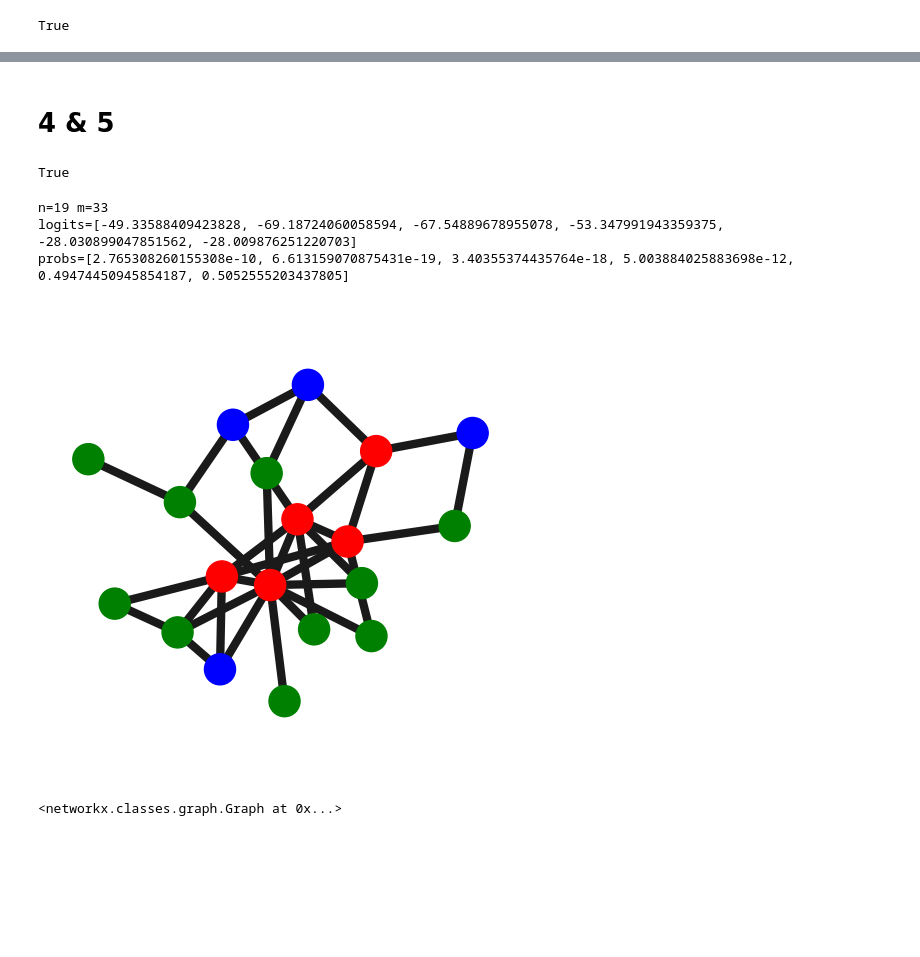
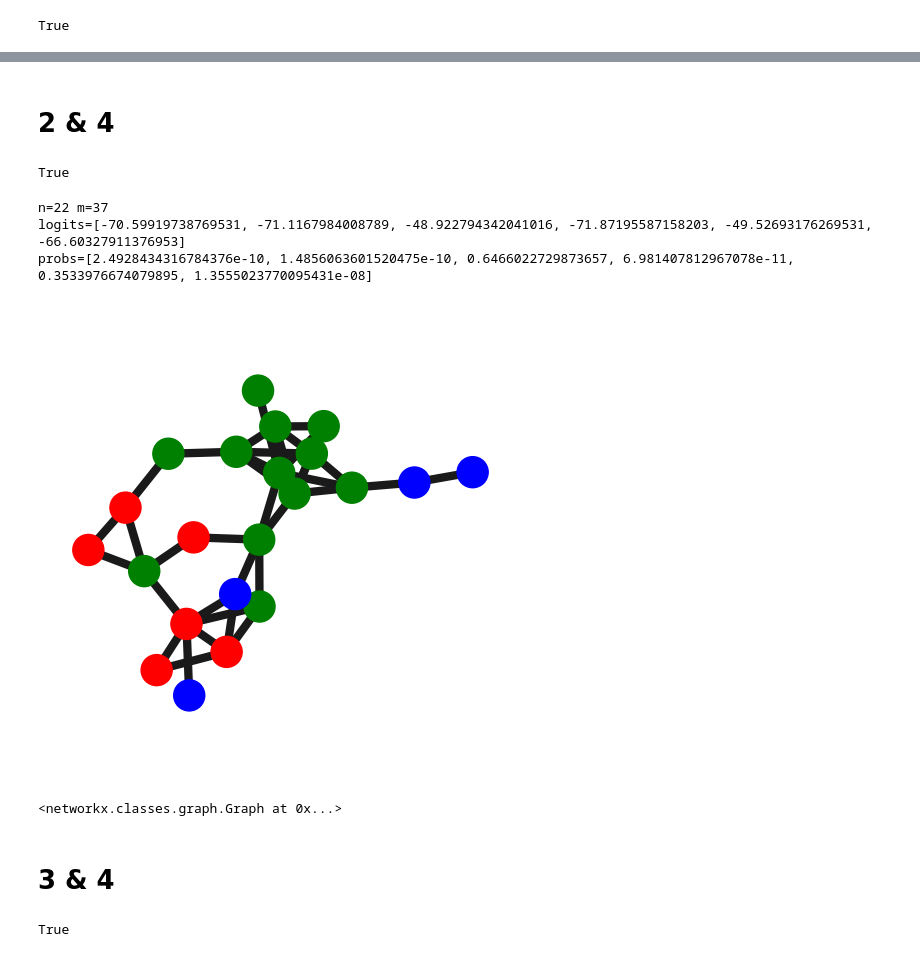
Before and after one commit to yolandalalala/GNNBoundary, a Jupyter notebook: gnnboundary_enzymes.ipynb, the cells around one changed output, grey strips where cells are left out. Drawn from its saved outputs; the diff is of its cells as text; code cells hidden in the pictures; blank space fills up the shorter version.

```diff
--- a/gnnboundary_enzymes.ipynb
+++ b/gnnboundary_enzymes.ipynb
@@ -335,7 +281,7 @@ trainer[cls_1, cls_2] = Trainer(
         ), weight=5),
         dict(key="embeds", criterion=EmbeddingCriterion(target_embedding=mean_embeds[cls_1]), weight=0),
         dict(key="embeds", criterion=EmbeddingCriterion(target_embedding=mean_embeds[cls_2]), weight=0),
-        dict(key="logits", criterion=MeanPenalty(), weight=0),
+        dict(key="logits", criterion=MeanPenalty(), weight=1),
         dict(key="omega", criterion=NormPenalty(order=1), weight=1),
         dict(key="omega", criterion=NormPenalty(order=2), weight=1),
         # dict(key="xi", criterion=NormPenalty(order=1), weight=0),
@@ -347,10 +293,11 @@ trainer[cls_1, cls_2] = Trainer(
     optimizer=(o := torch.optim.SGD(s.parameters(), lr=1)),
     scheduler=torch.optim.lr_scheduler.ExponentialLR(o, gamma=1),
     dataset=dataset,
-    budget_penalty=BudgetPenalty(budget=10, order=2, beta=1),
+    budget_penalty=BudgetPenalty(budget=15, order=2, beta=1),
 )
 # %%
-trainer[1, 5].train(
+cls_1, cls_2 = 1, 5
+trainer[cls_1, cls_2].train(
     iterations=2000,
     target_probs={cls_1: (0.4, 0.6), cls_2: (0.4, 0.6)},
     target_size=40,
@@ -371,8 +318,8 @@ probs=[0.02628183551132679, 0.4803512990474701, 0.15597014129161835, 0.000217989
 <networkx.classes.graph.Graph at 0x...>
 # %% [markdown]
-# 4 & 5
+# 2 & 4
 # %%
-cls_1, cls_2 = 4, 5
+cls_1, cls_2 = 2, 4
 trainer[cls_1, cls_2] = Trainer(
     sampler=(s := GraphSampler(
         max_nodes=25,
@@ -384,10 +331,10 @@ trainer[cls_1, cls_2] = Trainer(
     criterion=WeightedCriterion([
         dict(key="logits", criterion=DynamicBalancingBoundaryCriterion(
             classes=[cls_1, cls_2], alpha=1, beta=1
-        ), weight=5),
-        dict(key="embeds", criterion=EmbeddingCriterion(target_embedding=mean_embeds[cls_1]), weight=0),
-        dict(key="embeds", criterion=EmbeddingCriterion(target_embedding=mean_embeds[cls_2]), weight=0),
-        dict(key="logits", criterion=MeanPenalty(), weight=0),
+        ), weight=10),
+        dict(key="embeds", criterion=EmbeddingCriterion(target_embedding=mean_embeds[cls_1]), weight=1),
+        dict(key="embeds", criterion=EmbeddingCriterion(target_embedding=mean_embeds[cls_2]), weight=1),
+        dict(key="logits", criterion=MeanPenalty(), weight=1),
         dict(key="omega", criterion=NormPenalty(order=1), weight=1),
         dict(key="omega", criterion=NormPenalty(order=2), weight=1),
         # dict(key="xi", criterion=NormPenalty(order=1), weight=0),
@@ -402,7 +349,8 @@ trainer[cls_1, cls_2] = Trainer(
     budget_penalty=BudgetPenalty(budget=15, order=2, beta=1),
 )
 # %%
-trainer[4, 5].train(
+cls_1, cls_2 = 2, 4
+trainer[cls_1, cls_2].train(
     iterations=2000,
     target_probs={cls_1: (0.4, 0.6), cls_2: (0.4, 0.6)},
     target_size=40,
@@ -414,10 +362,12 @@ trainer[4, 5].train(
 # %% [output]
 True
 # %%
-trainer[4, 5].evaluate(threshold=0.5, show=True)
+trainer[2, 4].evaluate(threshold=0.5, show=True)
 # %% [output]
-n=19 m=33
-logits=[-49.33588409423828, -69.18724060058594, -67.54889678955078, -53.347991943359375, -28.030899047851562, -28.009876251220703]
-probs=[2.765308260155308e-10, 6.613159070875431e-19, 3.40355374435764e-18, 5.003884025883698e-12, 0.49474450945854187, 0.5052555203437805]
+n=22 m=37
+logits=[-70.59919738769531, -71.1167984008789, -48.922794342041016, -71.87195587158203, -49.52693176269531, -66.60327911376953]
+probs=[2.4928434316784376e-10, 1.4856063601520475e-10, 0.6466022729873657, 6.981407812967078e-11, 0.3533976674079895, 1.3555023770095431e-08]
-[figure, old version]
+[figure, new version]
 <networkx.classes.graph.Graph at 0x...>
+# %% [markdown]
+# 3 & 4
@@ -423,0 +404,13 @@ probs=[2.765308260155308e-10, 6.613159070875431e-19, 3.40355374435764e-18, 5.003
+# %%
+cls_1, cls_2 = 3, 4
+trainer[cls_1, cls_2].train(
+    iterations=2000,
+    target_probs={cls_1: (0.4, 0.6), cls_2: (0.4, 0.6)},
+    target_size=40,
+    w_budget_init=1,
+    w_budget_inc=1.1,
+    w_budget_dec=0.95,
+    k_samples=16
+)
+# %% [output]
+True
```
Also changed, not shown: parts of 27 cells of this notebook, 8 other files.
